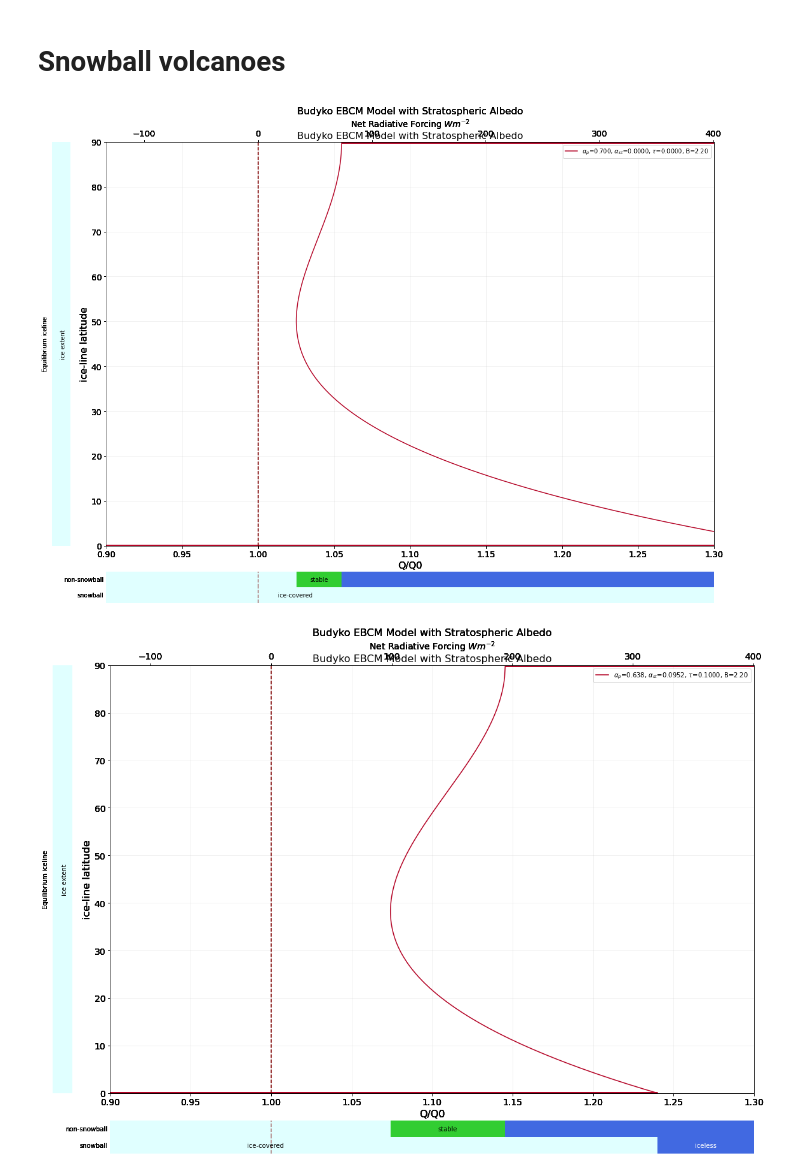
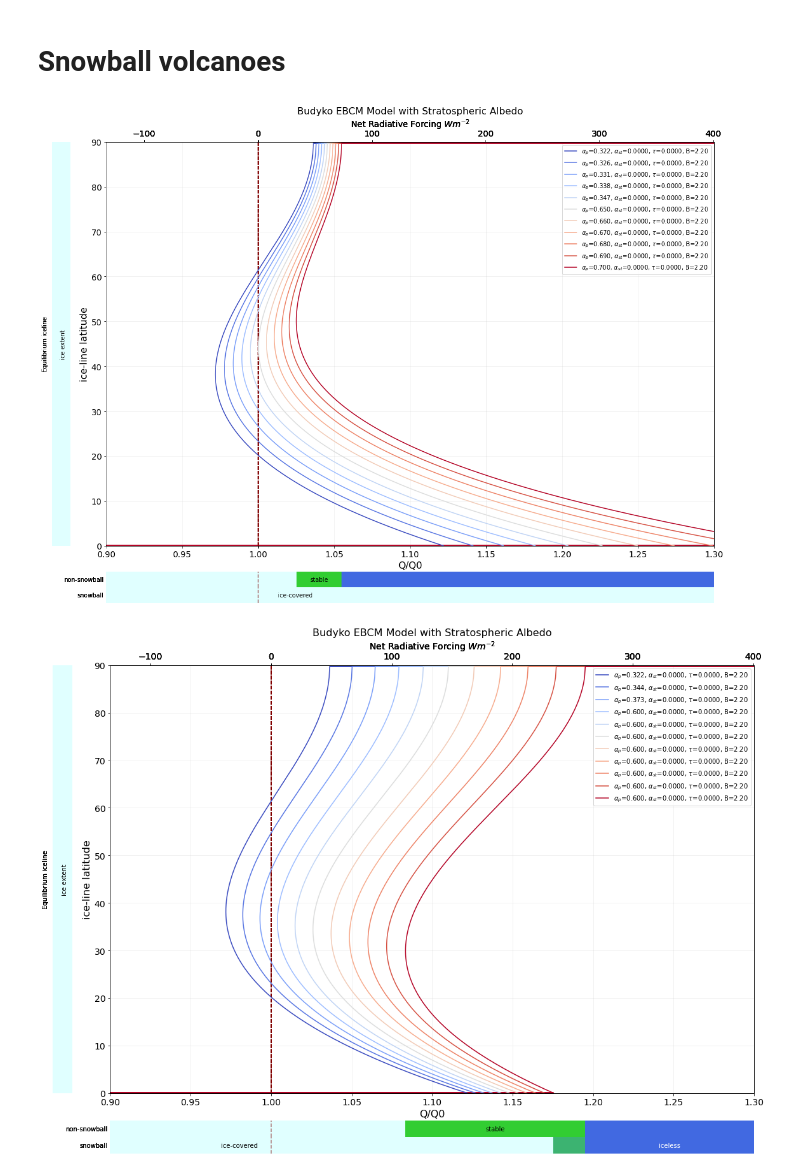
Before and after one commit to taneugene/snowball_earth, a Jupyter notebook: volcanic_snowballs.ipynb, the cells around one changed output. Saved outputs shown, nothing was run; the diff lists cells and outputs as text; code cells hidden in the pictures.

```diff
--- a/volcanic_snowballs.ipynb
+++ b/volcanic_snowballs.ipynb
@@ -309,6 +309,8 @@ class budyko_edit(budyko):
         self.ylim = ylim
         if self.i == 0:
             self.f= plt.figure(figsize=[16,12])
+            # Setup the main plot and call it ax
+            ax = plt.axes([0.10, 0.13, 0.88, 0.78])
             self.colormap = plt.cm.coolwarm_r
             # If you're starting from a non snowball
             if self.Qrat.min() < 1:
@@ -321,7 +323,10 @@ class budyko_edit(budyko):
             self.f.axes[3].remove()
             self.f.axes[2].remove()
             self.f.axes[1].remove()
-            # setup plot
+            # Select the main plot and call it ax
+            ax = self.f.axes[0]
+            # Make it the current axes
+            plt.sca(ax)
 
         # Change icecovered status (Program in the hysteresis)
 
@@ -332,7 +337,7 @@ class budyko_edit(budyko):
         # If gsp is above 1 (on x axis), there is only a snowball equilibrium
         if self.Qrat.min() > 1:
             self.icecovered = True
-        ax = plt.axes([0.10, 0.13, 0.88, 0.78])
+
         if not self.icecovered:
             # Calculate planetary albedo
             alpha_p = self.alpha_su + self.alpha_strat - self.alpha_su*self.alpha_strat
@@ -481,44 +486,44 @@ class budyko_edit(budyko):
         plt.text(xlim[0]+ (self.Qrat[0]-xlim[0])/4,ylim[-1]/2, 'ice-covered',ha='left', va='center')
         # If the deglaciation point is larger than the energy for an iceless world,
         # include an iceless region in the snowball in between the two points
         if self.Qrat[0] >self.Qrat[-1]:
             # Iceless conditions
             plt.barh(0, xlim[-1]-self.Qrat[0],height = ylim[-1], left = self.Qrat[0], color = 'royalblue', label = 'iceless', align = 'edge')
             plt.text((xlim[-1]-self.Qrat[0])/2+self.Qrat[0] ,ylim[-1]/2, 'iceless', color = 'white',ha='center', va='center')
         else:
             # If the iceless ness is above the upper limit for Qrat, then there is a small but stable ice sheet for any energy
             if self.Qrat[-1] > xlim[-1]:
                 # Stable goes off the graph
                 stable_max = xlim[-1]
             else:
                 # Iceless conditions exist.
                 stable_max = self.Qrat[-1]
                 plt.text(stable_max + .5*(xlim[-1]-stable_max) ,ylim[-1]/2, 'iceless', color = 'white',ha='center', va='center')
             # Plot the stable and iceless conditions
             # Stable conditions
             plt.barh(0, stable_max-self.Qrat[0],height = ylim[-1], left = self.Qrat[0], color = 'mediumseagreen', label = 'stable', align = 'edge')
             # Iceless conditions
             plt.barh(0, xlim[-1]-self.Qrat[-1],height = ylim[-1], left = self.Qrat[-1], color = 'royalblue', label = 'iceless', align = 'edge')
 
 # Testing||
 ebcm=budyko_edit(series = 'alpha2_')
 for alpha2 in np.linspace(0.6, 0.70, 11):
     x,Q,Qrat,Q0=ebcm.get_qofx(B = 2.2, tau = 0.00, alpha2 = alpha2)
-# ebcm=budyko_edit(series = 'alpha1_')
-# for alpha1 in np.linspace(0.3, 0.40,11):
-#     x,Q,Qrat,Q0=ebcm.get_qofx(B = 2.2, tau = 0.00, alpha1 = alpha1)
+ebcm=budyko_edit(series = 'alpha1_')
+for alpha1 in np.linspace(0.3, 0.40,11):
+    x,Q,Qrat,Q0=ebcm.get_qofx(B = 2.2, tau = 0.00, alpha1 = alpha1)
 ebcm=budyko_edit(series = 'tau_')
 for tau in np.linspace(0.0, 0.1,11):
     x,Q,Qrat,Q0=ebcm.get_qofx(B = 2.2, tau = tau)
-# ebcm=budyko_edit(series = 'B_')
-# for B in np.linspace(2.2, 4.6, 11):
-#     x,Q,Qrat,Q0=ebcm.get_qofx(B = B, tau = .1)
-# ebcm=budyko_edit(series = 'Bback_')
-# for B in np.linspace(4.6, 2.2, 11):
-#     x,Q,Qrat,Q0=ebcm.get_qofx(B = B, tau = .1)
-# ebcm=budyko_edit(series = 'Bfor_')
-# for B in np.linspace(4.6, 2.2, 11)[:6][::-1]:
-#     x,Q,Qrat,Q0=ebcm.get_qofx(B = B, tau = .1)
+ebcm=budyko_edit(series = 'B_')
+for B in np.linspace(2.2, 4.6, 11):
+    x,Q,Qrat,Q0=ebcm.get_qofx(B = B, tau = .1)
+ebcm=budyko_edit(series = 'Bback_')
+for B in np.linspace(4.6, 2.2, 11):
+    x,Q,Qrat,Q0=ebcm.get_qofx(B = B, tau = .1)
+ebcm=budyko_edit(series = 'Bfor_')
+for B in np.linspace(4.6, 2.2, 11)[:6][::-1]:
+    x,Q,Qrat,Q0=ebcm.get_qofx(B = B, tau = .1)
 # %% [output]
-[figure, old version]
+[figure, new version]
-[figure, old version]
+[figure, new version]
```
Also changed, not shown: parts of 19 cells of this notebook.
